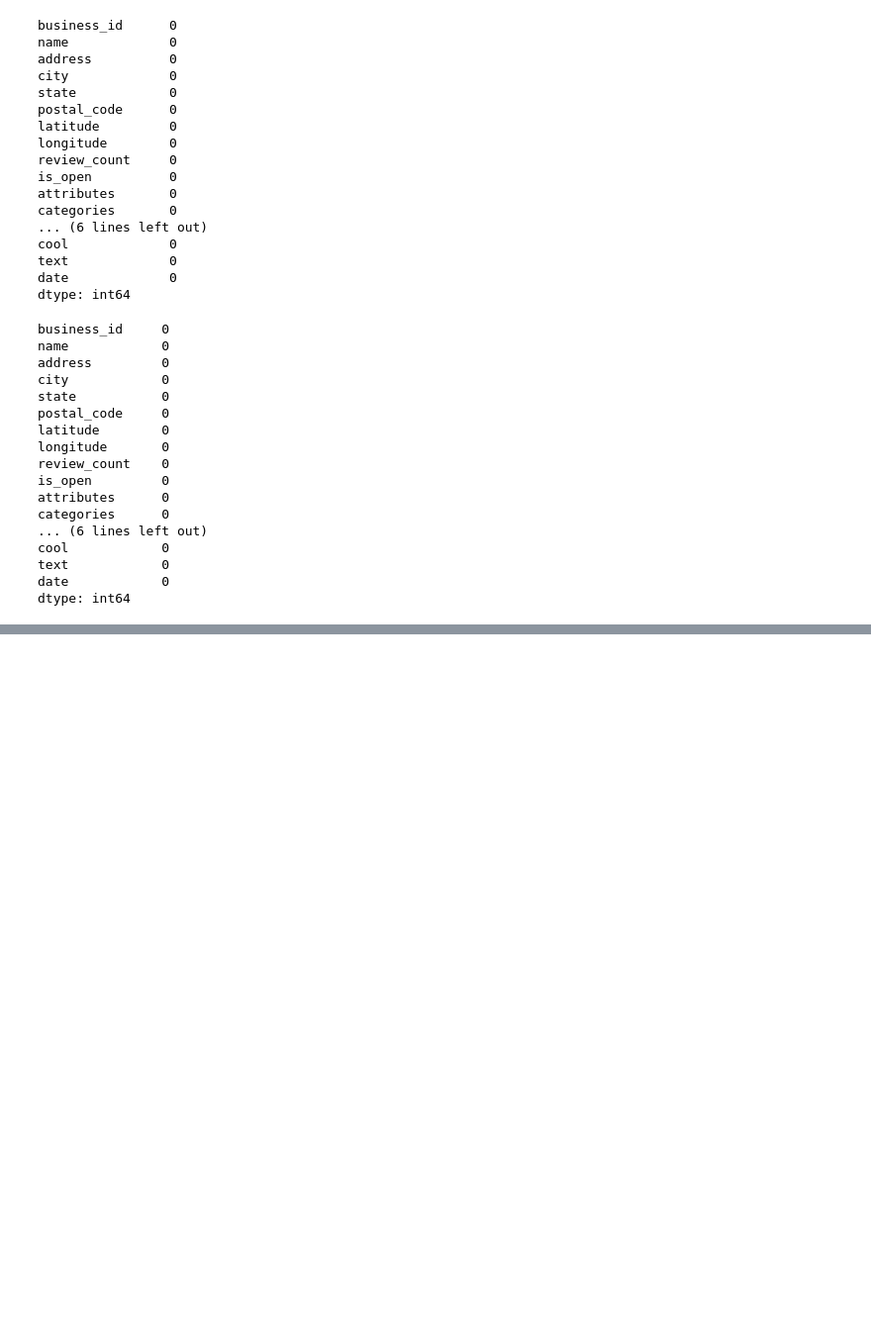
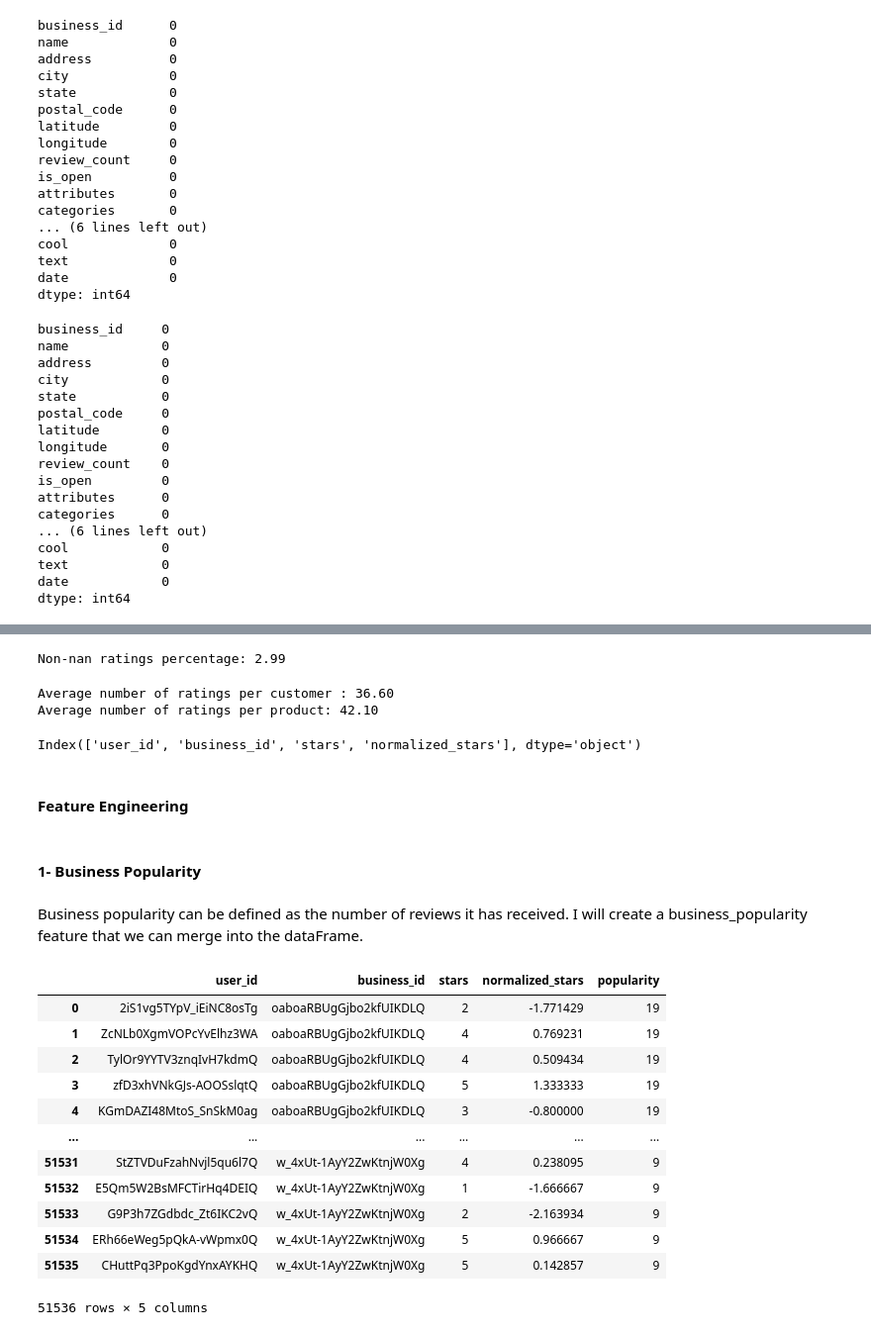
Before and after one commit to arashshams/recom_sys_nlp_llm, a Jupyter notebook: subset_selection.ipynb, the cells around one changed output, grey strips where cells are left out. Shown at 99% size. Cells and saved outputs as stored; diff of their text form; code cells hidden in the pictures; blank space fills up the shorter version.

```diff
--- a/subset_selection.ipynb
+++ b/subset_selection.ipynb
@@ -179,0 +270,46 @@ yelp_filtered_data.to_csv('data/yelp_reviews_subset.csv', index=False)
+# %%
+non_nan_ratings_percentage = (len(colab_data) / (N * M) * 100)
+print(f"Non-nan ratings percentage: {np.round(non_nan_ratings_percentage,3)}")
+# %% [output]
+Non-nan ratings percentage: 2.99
+# %%
+avg_nratings_per_user = colab_data.groupby(user_key).size().mean()
+avg_nratings_per_movie = colab_data.groupby(item_key).size().mean()
+print(f"Average number of ratings per customer : {avg_nratings_per_user:.2f}")
+print(f"Average number of ratings per product: {avg_nratings_per_movie:.2f}")
+# %% [output]
+Average number of ratings per customer : 36.60
+Average number of ratings per product: 42.10
+# %%
+colab_data.columns
+# %% [output]
+Index(['user_id', 'business_id', 'stars', 'normalized_stars'], dtype='object')
+# %% [markdown]
+#### Feature Engineering
+# %% [markdown]
+#### 1- Business Popularity
+# %% [markdown]
+Business popularity can be defined as the number of reviews it has received. I will create a business_popularity feature that we can merge into the dataFrame.
+# %%
+# Calculate business popularity: number of reviews for each business
+business_popularity_data = colab_data.groupby('business_id')['user_id'].count().reset_index()
+business_popularity_data.columns = ['business_id', 'popularity']
+
+# Merge this popularity feature back to the main data frame
+colab_data = colab_data.merge(business_popularity_data, on='business_id', how='left')
+
+colab_data[['user_id', 'business_id', 'stars', 'normalized_stars', 'popularity']]
+# %% [output]
+|  | user_id | business_id | stars | normalized_stars | popularity |
+| 0 | 2iS1vg5TYpV_iEiNC8osTg | oaboaRBUgGjbo2kfUIKDLQ | 2 | -1.771429 | 19 |
+| 1 | ZcNLb0XgmVOPcYvElhz3WA | oaboaRBUgGjbo2kfUIKDLQ | 4 | 0.769231 | 19 |
+| 2 | TylOr9YYTV3znqIvH7kdmQ | oaboaRBUgGjbo2kfUIKDLQ | 4 | 0.509434 | 19 |
+| 3 | zfD3xhVNkGJs-AOOSslqtQ | oaboaRBUgGjbo2kfUIKDLQ | 5 | 1.333333 | 19 |
+| 4 | KGmDAZI48MtoS_SnSkM0ag | oaboaRBUgGjbo2kfUIKDLQ | 3 | -0.800000 | 19 |
+| ... | ... | ... | ... | ... | ... |
+| 51531 | StZTVDuFzahNvjl5qu6l7Q | w_4xUt-1AyY2ZwKtnjW0Xg | 4 | 0.238095 | 9 |
+| 51532 | E5Qm5W2BsMFCTirHq4DEIQ | w_4xUt-1AyY2ZwKtnjW0Xg | 1 | -1.666667 | 9 |
+| 51533 | G9P3h7ZGdbdc_Zt6IKC2vQ | w_4xUt-1AyY2ZwKtnjW0Xg | 2 | -2.163934 | 9 |
+| 51534 | ERh66eWeg5pQkA-vWpmx0Q | w_4xUt-1AyY2ZwKtnjW0Xg | 5 | 0.966667 | 9 |
+| 51535 | CHuttPq3PpoKgdYnxAYKHQ | w_4xUt-1AyY2ZwKtnjW0Xg | 5 | 0.142857 | 9 |
+51536 rows × 5 columns
```
Also changed, not shown: parts of 68 cells of this notebook, 2 other files.
